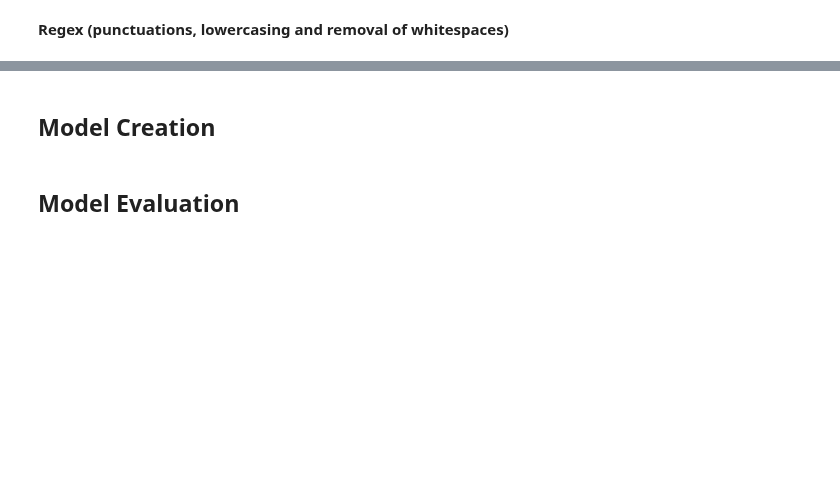
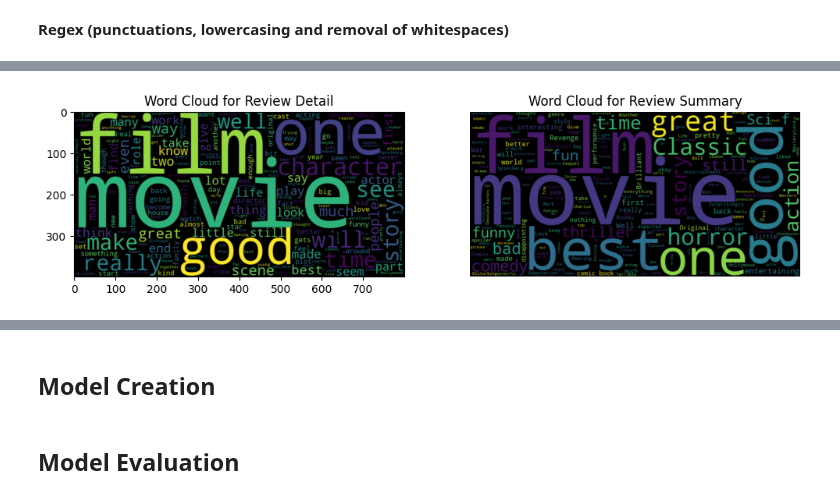
Before and after one commit to abccastro/Movie-Sentiment-Analysis, a Jupyter notebook: Movie Sentiment Analysis.ipynb, the cells around one changed output, grey strips where cells are left out. Drawn from its saved outputs; the diff is of its cells as text; code cells hidden in the pictures; blank space fills up the shorter version.

Commit message:
Added data visualization

```diff
--- a/Movie Sentiment Analysis.ipynb
+++ b/Movie Sentiment Analysis.ipynb
@@ -715 +711,23 @@ my rating of 1010 applies to the fact that it is so neat to see boris karloff an
 ==================================================
+# %%
+from wordcloud import WordCloud
+import matplotlib.pyplot as plt
+
+# Generate word clouds the can help to visualize the mose frequent words in the review_details and review_summary columns
+wordcloud_detail = WordCloud(width=800, height=400).generate(' '.join(movie_reviews_df['review_detail']))
+wordcloud_summary = WordCloud(width=800, height=400).generate(' '.join(movie_reviews_df['review_summary']))
+
+# Plot word clouds
+plt.figure(figsize=(12, 6))
+plt.subplot(1, 2, 1)
+plt.imshow(wordcloud_detail, interpolation='bilinear')
+plt.title('Word Cloud for Review Detail')
+
+plt.subplot(1, 2, 2)
+plt.imshow(wordcloud_summary, interpolation='bilinear')
+plt.title('Word Cloud for Review Summary')
+
+plt.axis('off')
+plt.show()
+# %% [output]
+[figure, added]
```
Also changed, not shown: parts of 16 cells of this notebook, 1 other file.
